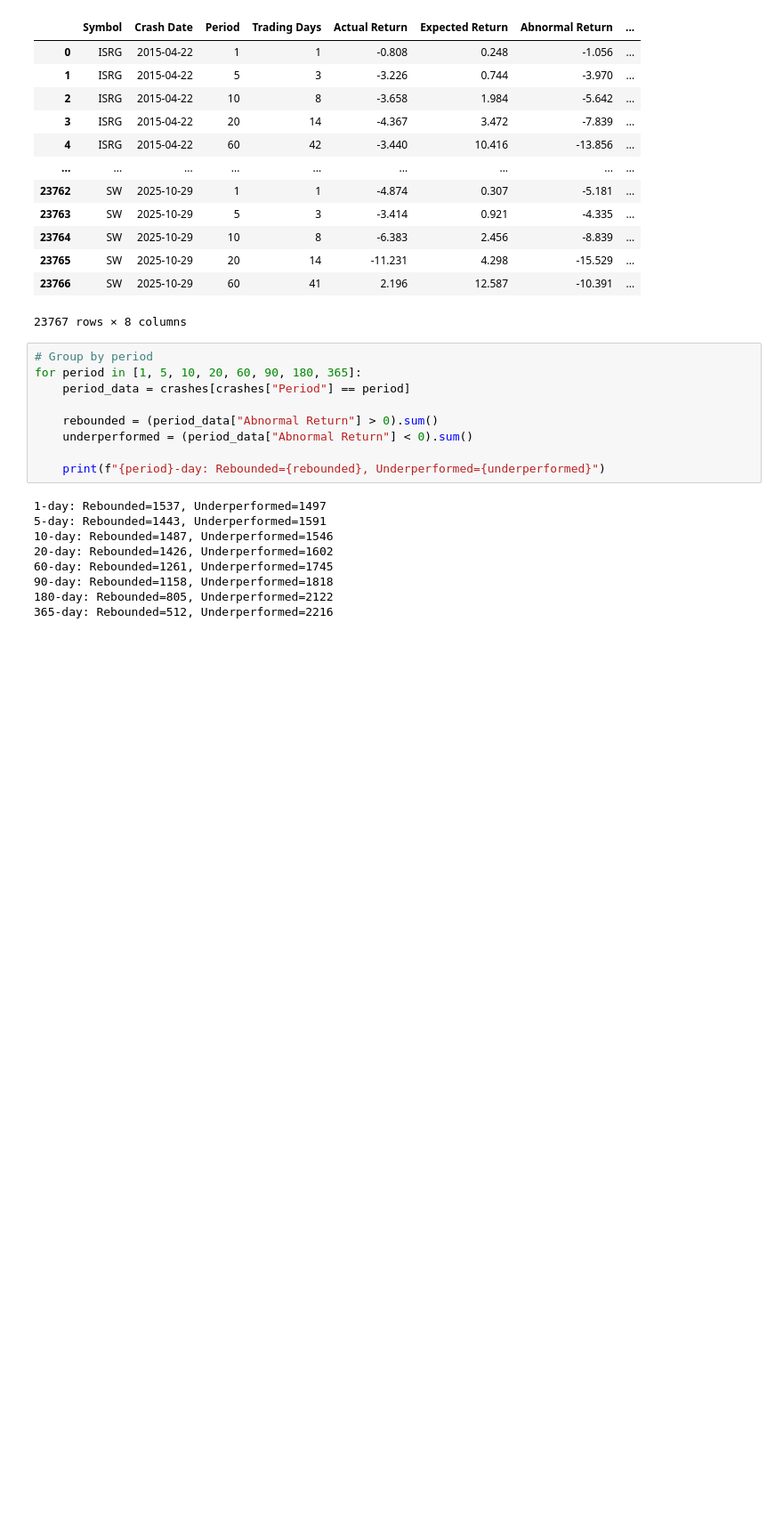
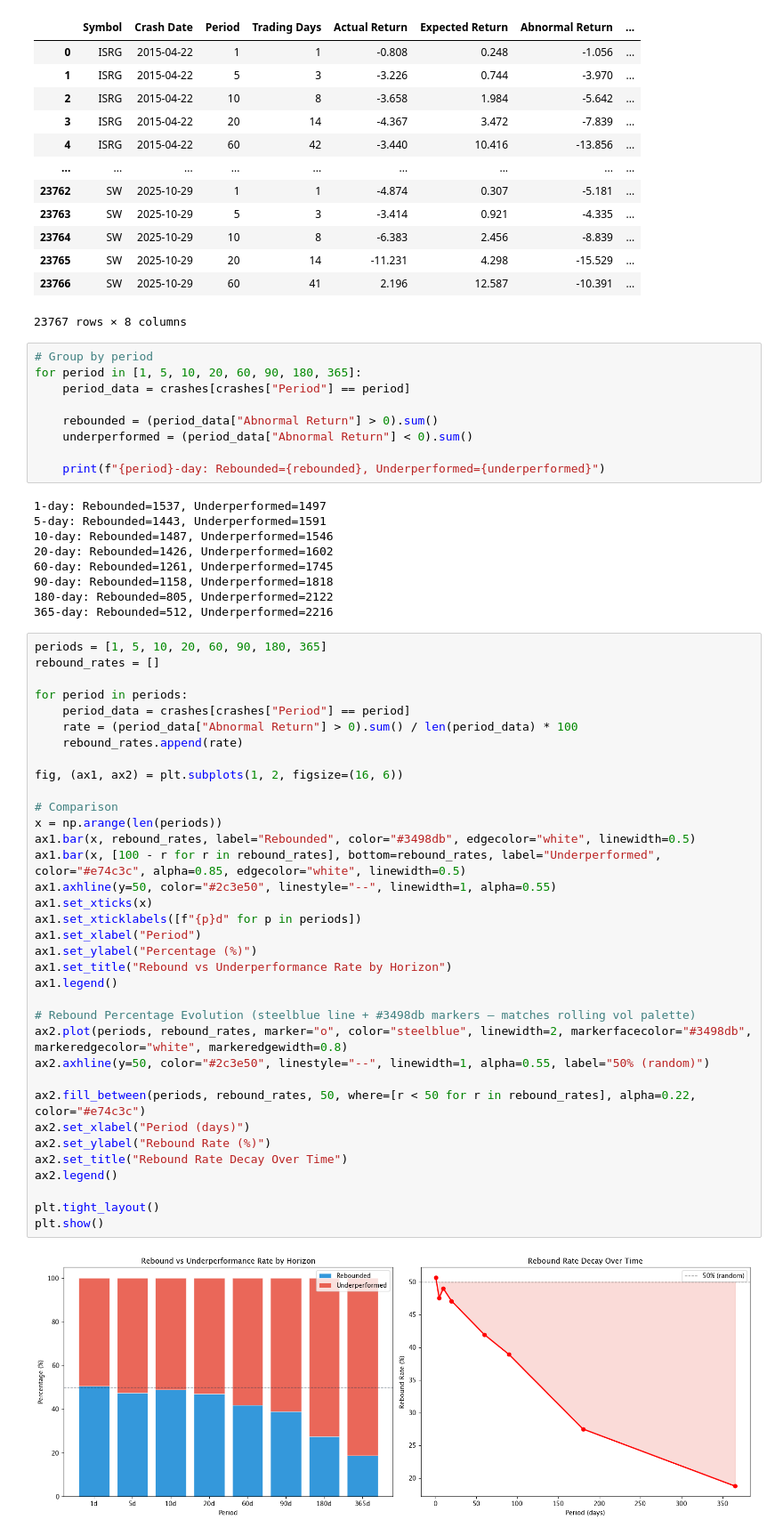
Before and after one commit to yannzg/sp500-rebounds, a Jupyter notebook: analysis.ipynb, the cells around one changed output. Shown at 89% size. Drawn from its saved outputs; the diff is of its cells as text; blank space fills up the shorter version.

Commit message:
stock performance visualization

```diff
--- a/analysis.ipynb
+++ b/analysis.ipynb
@@ -799,3 +799,40 @@ for period in [1, 5, 10, 20, 60, 90, 180, 365]:
 90-day: Rebounded=1158, Underperformed=1818
 180-day: Rebounded=805, Underperformed=2122
 365-day: Rebounded=512, Underperformed=2216
+# %%
+periods = [1, 5, 10, 20, 60, 90, 180, 365]
+rebound_rates = []
+
+for period in periods:
+    period_data = crashes[crashes["Period"] == period]
+    rate = (period_data["Abnormal Return"] > 0).sum() / len(period_data) * 100
+    rebound_rates.append(rate)
+
+fig, (ax1, ax2) = plt.subplots(1, 2, figsize=(16, 6))
+
+# Comparison
+x = np.arange(len(periods))
+ax1.bar(x, rebound_rates, label="Rebounded", color="#3498db", edgecolor="white", linewidth=0.5)
+ax1.bar(x, [100 - r for r in rebound_rates], bottom=rebound_rates, label="Underperformed", color="#e74c3c", alpha=0.85, edgecolor="white", linewidth=0.5)
+ax1.axhline(y=50, color="#2c3e50", linestyle="--", linewidth=1, alpha=0.55)
+ax1.set_xticks(x)
+ax1.set_xticklabels([f"{p}d" for p in periods])
+ax1.set_xlabel("Period")
+ax1.set_ylabel("Percentage (%)")
+ax1.set_title("Rebound vs Underperformance Rate by Horizon")
+ax1.legend()
+
+# Rebound Percentage Evolution (steelblue line + #3498db markers — matches rolling vol palette)
+ax2.plot(periods, rebound_rates, marker="o", color="steelblue", linewidth=2, markerfacecolor="#3498db", markeredgecolor="white", markeredgewidth=0.8)
+ax2.axhline(y=50, color="#2c3e50", linestyle="--", linewidth=1, alpha=0.55, label="50% (random)")
+
+ax2.fill_between(periods, rebound_rates, 50, where=[r < 50 for r in rebound_rates], alpha=0.22, color="#e74c3c")
+ax2.set_xlabel("Period (days)")
+ax2.set_ylabel("Rebound Rate (%)")
+ax2.set_title("Rebound Rate Decay Over Time")
+ax2.legend()
+
+plt.tight_layout()
+plt.show()
+# %% [output]
+[figure, added]
```
